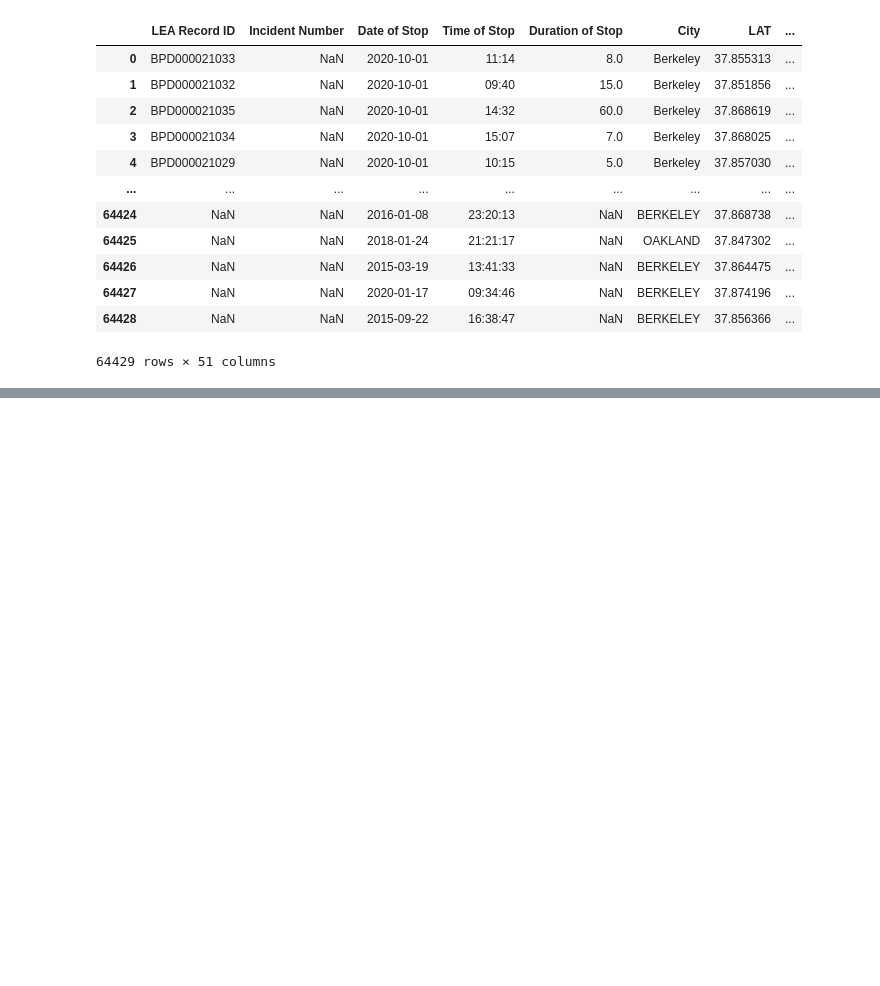
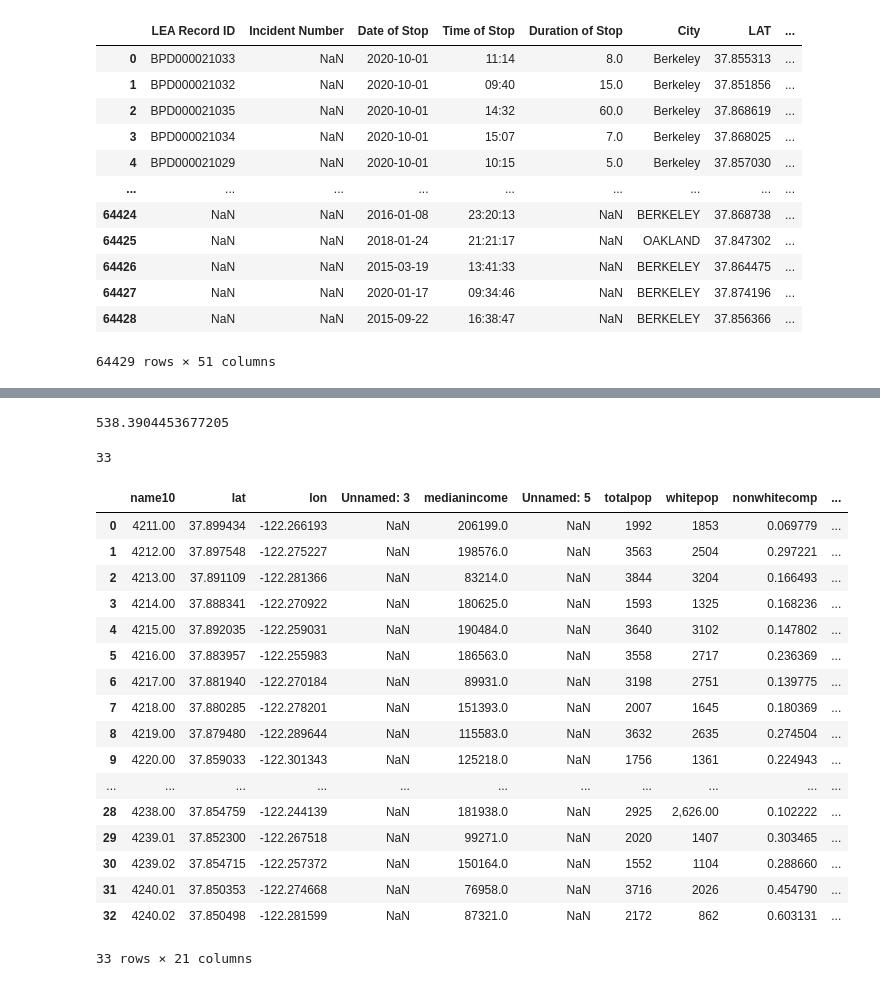
Before and after one commit to kch0p/BPD-Stops-Research-Project, a Jupyter notebook: Code/Merge Data.ipynb, the cells around one changed output, grey strips where cells are left out. Drawn from its saved outputs; the diff is of its cells as text; code cells hidden in the pictures; blank space fills up the shorter version.

```diff
--- a/Code/Merge Data.ipynb
+++ b/Code/Merge Data.ipynb
@@ -432,14 +276,0 @@ Name: Coordinates, Length: 67404, dtype: object
-# %%
-
-y = 0
-distance_list = []
-uni_coords = (37.8719,122.2585)
-
-for i in range(64000):
-    stop_coords = (all_stops['Coordinates'])
-#     print('debug', stop_coords.type)
-    distance = (geodesic(stop_coords, uni_coords).miles)
-    distance_list.append(distance)
-#     y = y + 1
-
-distance_list.size
@@ -508,0 +277,64 @@ polys_fp = "source/_static/data/L3/porijogi_sub_catchments.geojson"
+# %%
+import glob
+import pandas as pd
+from pathlib import Path
+import numpy as np
+# import geopandas as gpd
+
+from IPython.core.interactiveshell import InteractiveShell
+InteractiveShell.ast_node_interactivity = "all"
+
+from geopy.distance import geodesic
+newport_ri = (41.49008, -71.312796)
+cleveland_oh = (41.499498, -81.695391)
+print(geodesic(newport_ri, cleveland_oh).miles)
+
+# Force display of all values
+from IPython.core.interactiveshell import InteractiveShell
+InteractiveShell.ast_node_interactivity = "all"
+# %% [output]
+538.3904453677205
+# %%
+census_info_for_regression = pd.read_csv('C:\\Users\\kharr\\Documents\\GitHub\\Berkeley-PD-ISF-110\\Data\\census_info_multilinear.csv',keep_default_na=True)
+census_info_for_regression.index.size
+# %% [output]
+33
+# %%
+# %%timeit
+
+
+
+i = 0
+distance_list = []
+uni_coords = (37.8719,122.2585)
+
+for i in range(33):
+    lon_1 = (census_info_for_regression['lon'][i])*-1
+    lat_1 = census_info_for_regression['lat'][i]
+    stop_coords = (lat_1,lon_1)
+    distance = (geodesic(stop_coords, uni_coords).miles)
+#     y = y + 1
+    distance_list.append(distance)
+
+
+census_info_for_regression['distancefromcal'] = distance_list
+census_info_for_regression
+# %% [output]
+|  | name10 | lat | lon | Unnamed: 3 | medianincome | Unnamed: 5 | totalpop | whitepop | nonwhitecomp | ... |
+| 0 | 4211.00 | 37.899434 | -122.266193 | NaN | 206199.0 | NaN | 1992 | 1853 | 0.069779 | ... |
+| 1 | 4212.00 | 37.897548 | -122.275227 | NaN | 198576.0 | NaN | 3563 | 2504 | 0.297221 | ... |
+| 2 | 4213.00 | 37.891109 | -122.281366 | NaN | 83214.0 | NaN | 3844 | 3204 | 0.166493 | ... |
+| 3 | 4214.00 | 37.888341 | -122.270922 | NaN | 180625.0 | NaN | 1593 | 1325 | 0.168236 | ... |
+| 4 | 4215.00 | 37.892035 | -122.259031 | NaN | 190484.0 | NaN | 3640 | 3102 | 0.147802 | ... |
+| 5 | 4216.00 | 37.883957 | -122.255983 | NaN | 186563.0 | NaN | 3558 | 2717 | 0.236369 | ... |
+| 6 | 4217.00 | 37.881940 | -122.270184 | NaN | 89931.0 | NaN | 3198 | 2751 | 0.139775 | ... |
+| 7 | 4218.00 | 37.880285 | -122.278201 | NaN | 151393.0 | NaN | 2007 | 1645 | 0.180369 | ... |
+| 8 | 4219.00 | 37.879480 | -122.289644 | NaN | 115583.0 | NaN | 3632 | 2635 | 0.274504 | ... |
+| 9 | 4220.00 | 37.859033 | -122.301343 | NaN | 125218.0 | NaN | 1756 | 1361 | 0.224943 | ... |
+| ... | ... | ... | ... | ... | ... | ... | ... | ... | ... | ... |
+| 28 | 4238.00 | 37.854759 | -122.244139 | NaN | 181938.0 | NaN | 2925 | 2,626.00 | 0.102222 | ... |
+| 29 | 4239.01 | 37.852300 | -122.267518 | NaN | 99271.0 | NaN | 2020 | 1407 | 0.303465 | ... |
+| 30 | 4239.02 | 37.854715 | -122.257372 | NaN | 150164.0 | NaN | 1552 | 1104 | 0.288660 | ... |
+| 31 | 4240.01 | 37.850353 | -122.274668 | NaN | 76958.0 | NaN | 3716 | 2026 | 0.454790 | ... |
+| 32 | 4240.02 | 37.850498 | -122.281599 | NaN | 87321.0 | NaN | 2172 | 862 | 0.603131 | ... |
+33 rows × 21 columns
```
Also changed, not shown: parts of 27 cells of this notebook, 32 other files.
